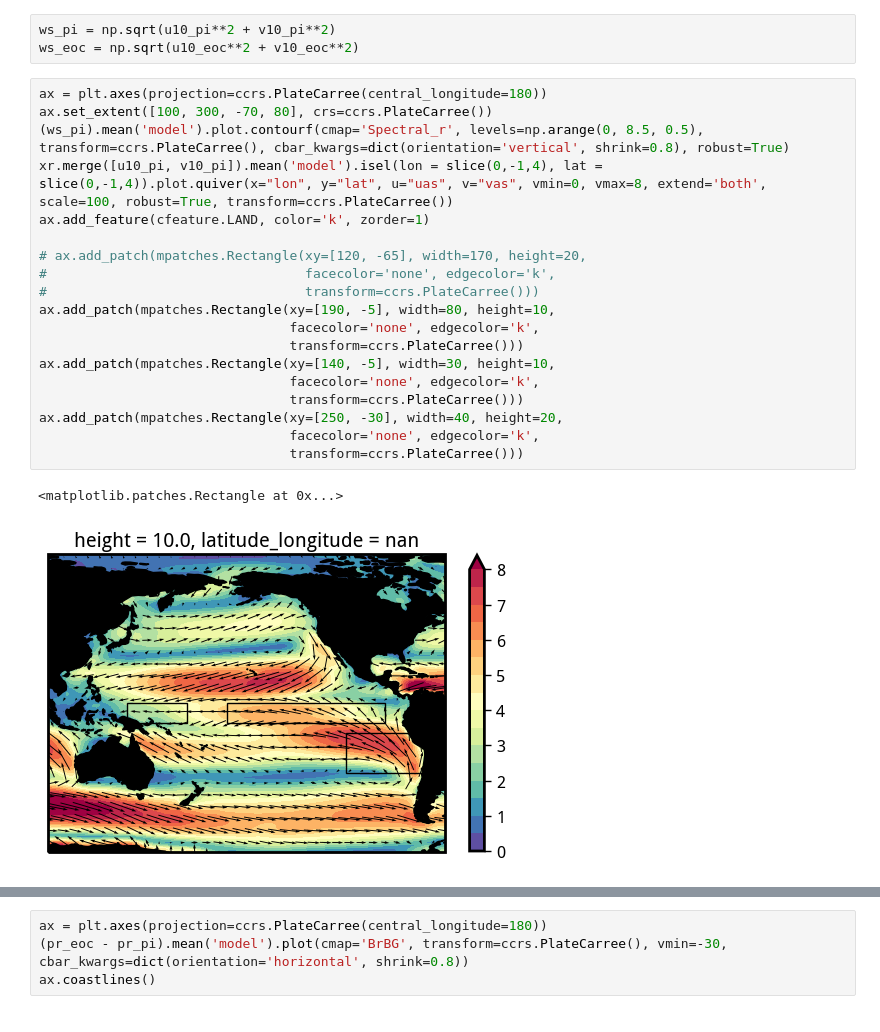
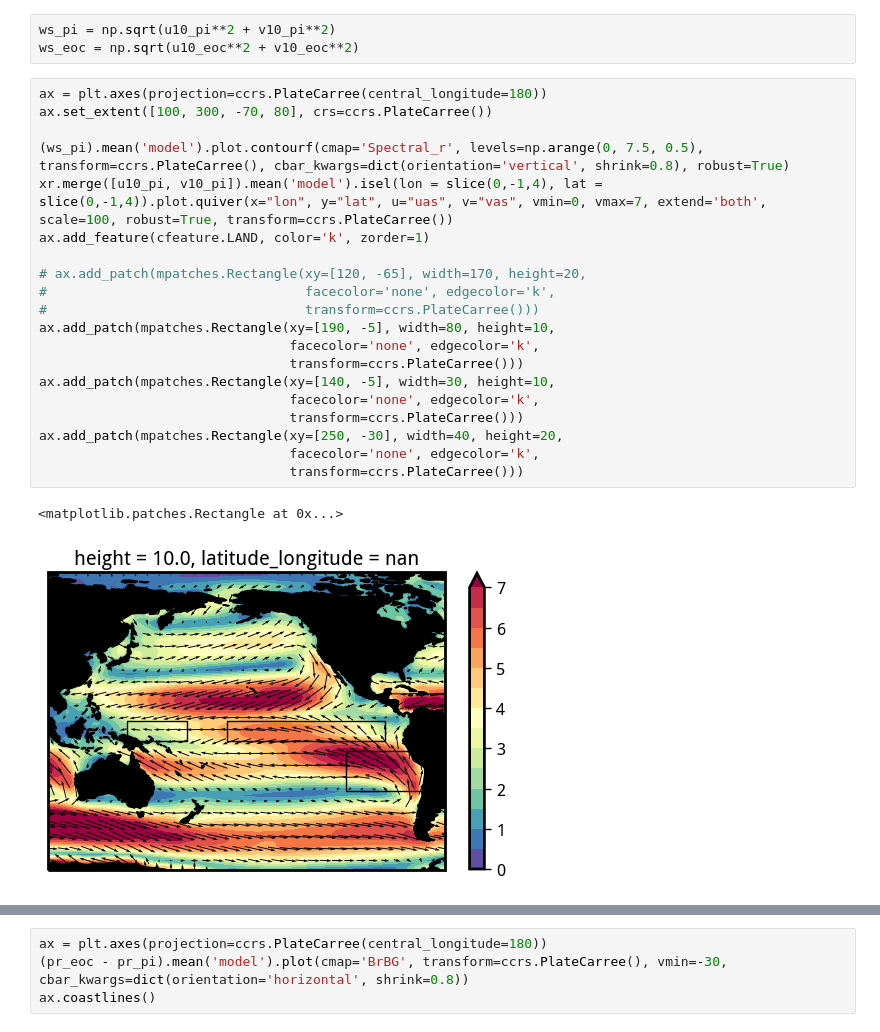
Before and after one commit to adisen99/net_zero_enso_pacific_changes, a Jupyter notebook: 04b_plotting.ipynb, the cells around one changed output, grey strips where cells are left out. Cells and saved outputs as stored; diff of their text form.

```diff
--- a/04b_plotting.ipynb
+++ b/04b_plotting.ipynb
@@ -89,25 +128,26 @@ ws_eoc = np.sqrt(u10_eoc**2 + v10_eoc**2)
 # %%
 ax = plt.axes(projection=ccrs.PlateCarree(central_longitude=180))
 ax.set_extent([100, 300, -70, 80], crs=ccrs.PlateCarree())
-(ws_pi).mean('model').plot.contourf(cmap='Spectral_r', levels=np.arange(0, 8.5, 0.5), transform=ccrs.PlateCarree(), cbar_kwargs=dict(orientation='vertical', shrink=0.8), robust=True)
-xr.merge([u10_pi, v10_pi]).mean('model').isel(lon = slice(0,-1,4), lat = slice(0,-1,4)).plot.quiver(x="lon", y="lat", u="uas", v="vas", vmin=0, vmax=8, extend='both', scale=100, robust=True, transform=ccrs.PlateCarree())
+
+(ws_pi).mean('model').plot.contourf(cmap='Spectral_r', levels=np.arange(0, 7.5, 0.5), transform=ccrs.PlateCarree(), cbar_kwargs=dict(orientation='vertical', shrink=0.8), robust=True)
+xr.merge([u10_pi, v10_pi]).mean('model').isel(lon = slice(0,-1,4), lat = slice(0,-1,4)).plot.quiver(x="lon", y="lat", u="uas", v="vas", vmin=0, vmax=7, extend='both', scale=100, robust=True, transform=ccrs.PlateCarree())
 ax.add_feature(cfeature.LAND, color='k', zorder=1)
 
 # ax.add_patch(mpatches.Rectangle(xy=[120, -65], width=170, height=20,
 #                                 facecolor='none', edgecolor='k',
 #                                 transform=ccrs.PlateCarree()))
 ax.add_patch(mpatches.Rectangle(xy=[190, -5], width=80, height=10,
                                 facecolor='none', edgecolor='k',
                                 transform=ccrs.PlateCarree()))
 ax.add_patch(mpatches.Rectangle(xy=[140, -5], width=30, height=10,
                                 facecolor='none', edgecolor='k',
                                 transform=ccrs.PlateCarree()))
 ax.add_patch(mpatches.Rectangle(xy=[250, -30], width=40, height=20,
                                 facecolor='none', edgecolor='k',
                                 transform=ccrs.PlateCarree()))
 # %% [output]
 <matplotlib.patches.Rectangle at 0x...>
-[figure, old version]
+[figure, new version]
 # %%
 ax = plt.axes(projection=ccrs.PlateCarree(central_longitude=180))
 ax.set_extent([100, 300, -70, 80], crs=ccrs.PlateCarree())
```
Also changed, not shown: parts of 32 cells of this notebook, 9 other files.
